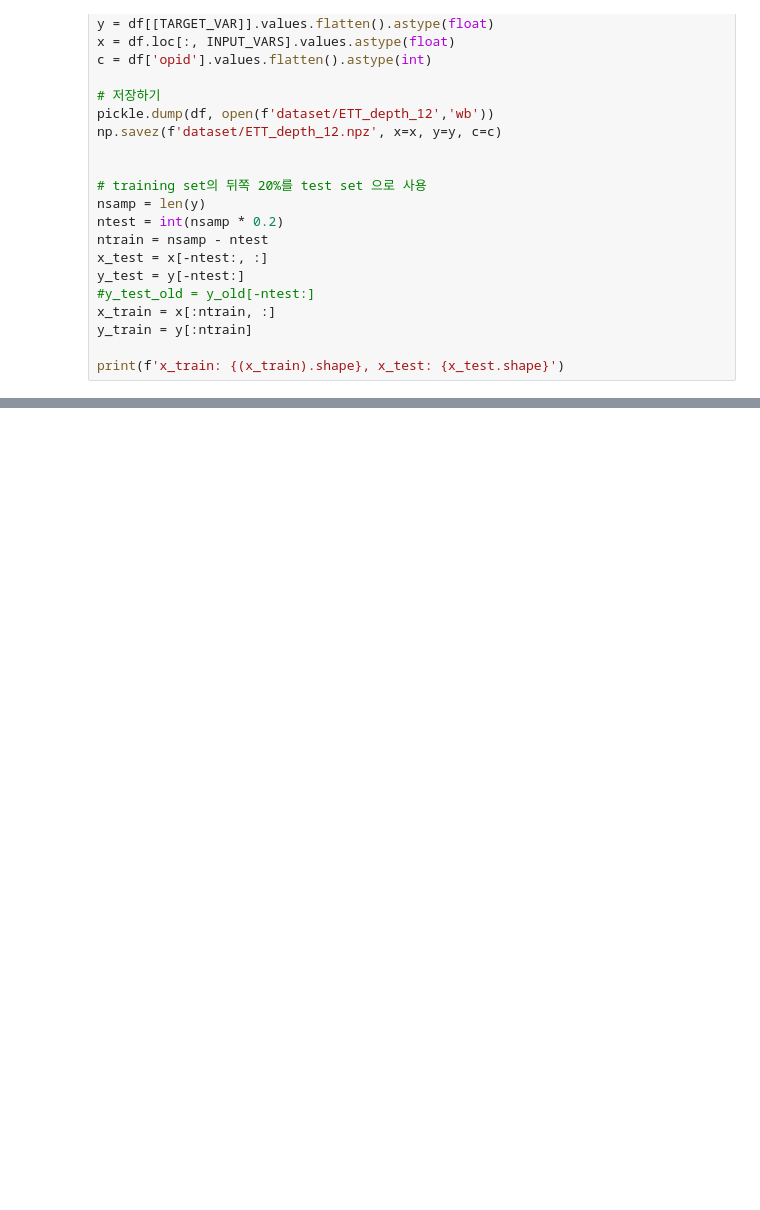
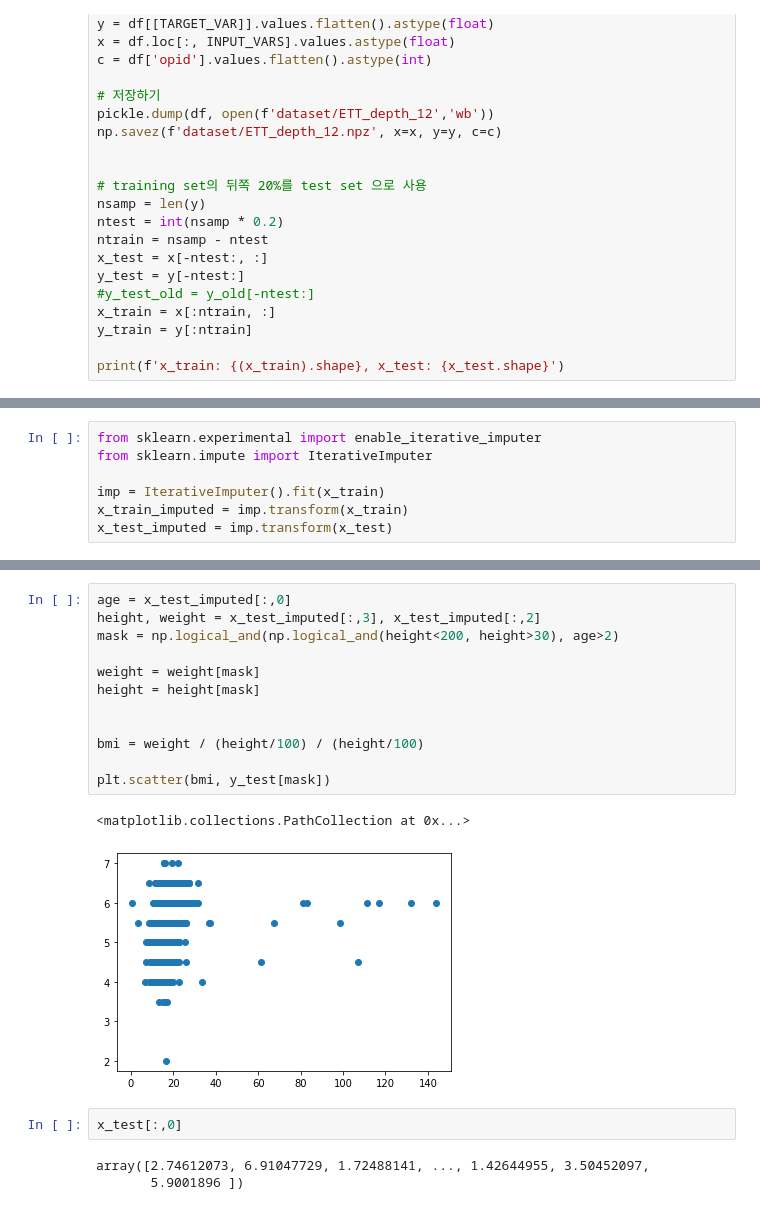
Before and after one commit to Hyeonsik/ETT, a Jupyter notebook: DRAFT.ipynb, the cells around one changed output, grey strips where cells are left out. Drawn from its saved outputs; the diff is of its cells as text; blank space fills up the shorter version.

```diff
--- a/DRAFT.ipynb
+++ b/DRAFT.ipynb
@@ -1365,0 +1679,7 @@ print(f'x_train: {(x_train).shape}, x_test: {x_test.shape}')
+# %%
+from sklearn.experimental import enable_iterative_imputer
+from sklearn.impute import IterativeImputer
+
+imp = IterativeImputer().fit(x_train)
+x_train_imputed = imp.transform(x_train)
+x_test_imputed = imp.transform(x_test)
@@ -1365,0 +1714,20 @@ print(f'x_train: {(x_train).shape}, x_test: {x_test.shape}')
+# %%
+age = x_test_imputed[:,0]
+height, weight = x_test_imputed[:,3], x_test_imputed[:,2]
+mask = np.logical_and(np.logical_and(height<200, height>30), age>2)
+
+weight = weight[mask]
+height = height[mask]
+
+
+bmi = weight / (height/100) / (height/100)
+
+plt.scatter(bmi, y_test[mask])
+# %% [output]
+<matplotlib.collections.PathCollection at 0x...>
+[figure, added]
+# %%
+x_test[:,0]
+# %% [output]
+array([2.74612073, 6.91047729, 1.72488141, ..., 1.42644955, 3.50452097,
+       5.9001896 ])
```
Also changed, not shown: parts of 27 cells of this notebook, 5 other files.
